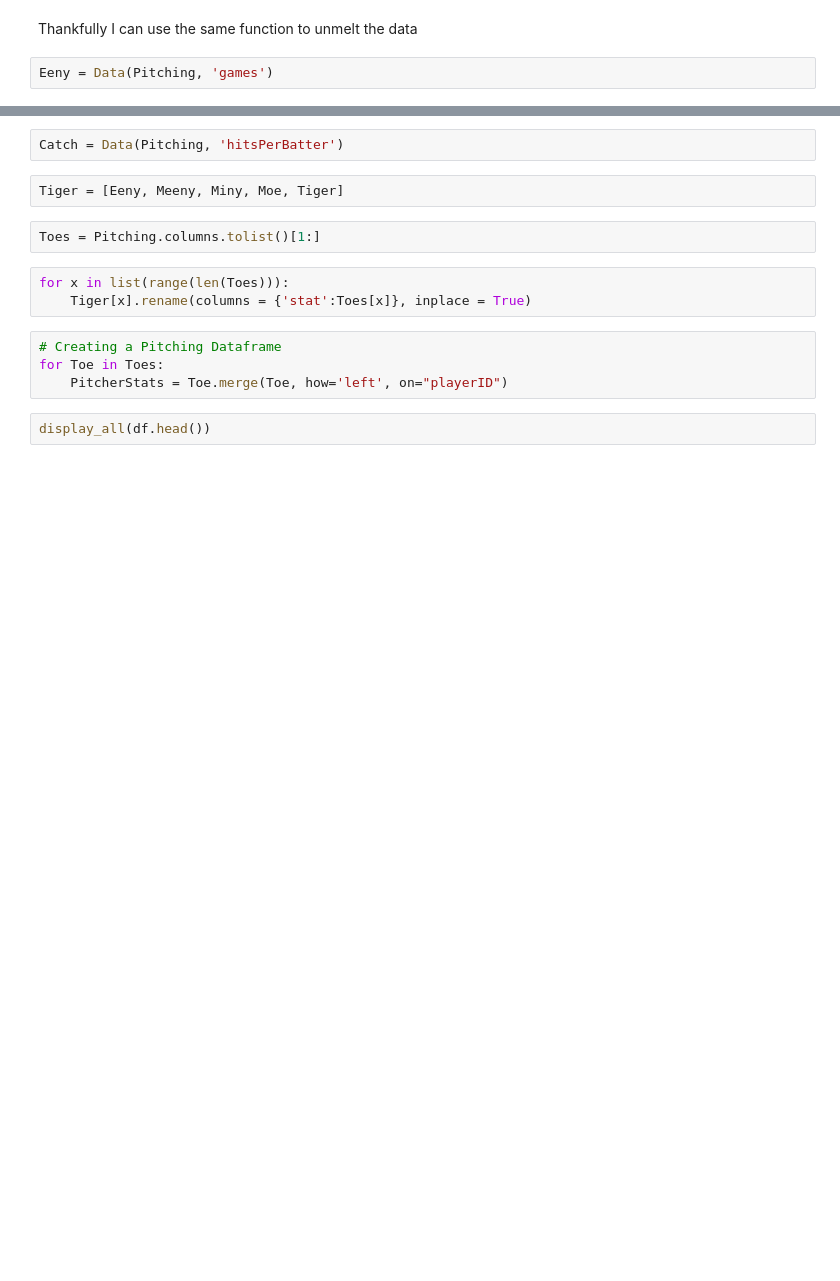
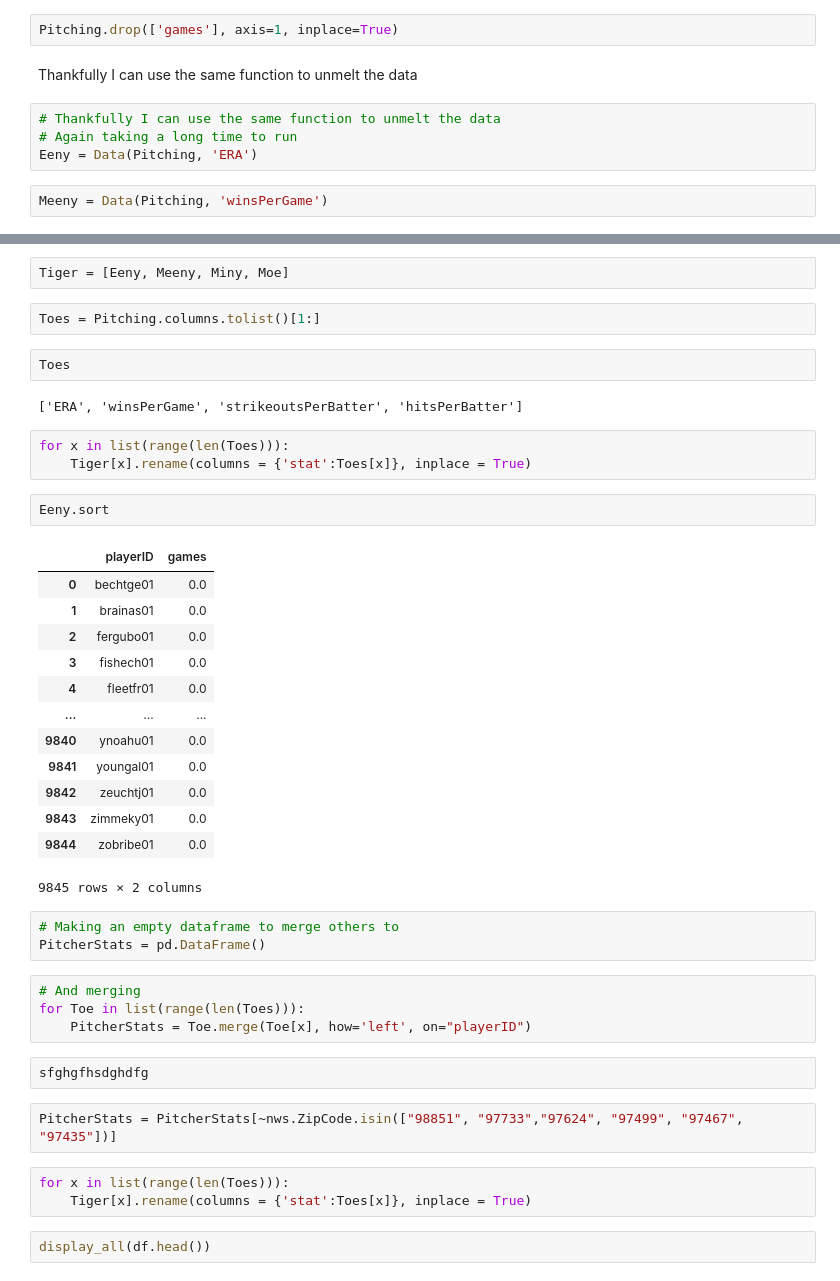
Before and after one commit to aradaha/Baseball-Stats-Project, a Jupyter notebook: Capstone.ipynb, the cells around one changed output, grey strips where cells are left out. Saved outputs shown, nothing was run; the diff lists cells and outputs as text; blank space fills up the shorter version.

```diff
--- a/Capstone.ipynb
+++ b/Capstone.ipynb
@@ -463,5 +511,11 @@ toplot(Pitching2, 'hitsPerBatter', 50, "Pitching Stats",
+# %%
+Pitching.drop(['games'], axis=1, inplace=True)
 # %% [markdown]
 Thankfully I can use the same function to unmelt the data
+# %%
+# Thankfully I can use the same function to unmelt the data
+# Again taking a long time to run
+Eeny = Data(Pitching, 'ERA')
 # %%
-Eeny = Data(Pitching, 'games')
+Meeny = Data(Pitching, 'winsPerGame')
 # %%
@@ -473,16 +525,44 @@ Moe = Data(Pitching, 'strikeoutsPerBatter')
-# %%
-Catch = Data(Pitching, 'hitsPerBatter')
 # %%
-Tiger = [Eeny, Meeny, Miny, Moe, Tiger]
+Tiger = [Eeny, Meeny, Miny, Moe]
 # %%
 Toes = Pitching.columns.tolist()[1:]
+# %%
+Toes
+# %% [output]
+['ERA', 'winsPerGame', 'strikeoutsPerBatter', 'hitsPerBatter']
 # %%
 for x in list(range(len(Toes))):
     Tiger[x].rename(columns = {'stat':Toes[x]}, inplace = True)
+# %%
+Eeny.sort
+# %% [output]
+|  | playerID | games |
+| 0 | bechtge01 | 0.0 |
+| 1 | brainas01 | 0.0 |
+| 2 | fergubo01 | 0.0 |
+| 3 | fishech01 | 0.0 |
+| 4 | fleetfr01 | 0.0 |
+| ... | ... | ... |
+| 9840 | ynoahu01 | 0.0 |
+| 9841 | youngal01 | 0.0 |
+| 9842 | zeuchtj01 | 0.0 |
+| 9843 | zimmeky01 | 0.0 |
+| 9844 | zobribe01 | 0.0 |
+9845 rows × 2 columns
+# %%
+# Making an empty dataframe to merge others to
+PitcherStats = pd.DataFrame()
 # %%
-# Creating a Pitching Dataframe
-for Toe in Toes:
-    PitcherStats = Toe.merge(Toe, how='left', on="playerID")
+# And merging
+for Toe in list(range(len(Toes))):
+    PitcherStats = Toe.merge(Toe[x], how='left', on="playerID")
+# %%
+sfghgfhsdghdfg
+# %%
+PitcherStats = PitcherStats[~nws.ZipCode.isin(["98851", "97733","97624", "97499", "97467", "97435"])]
+# %%
+for x in list(range(len(Toes))):
+    Tiger[x].rename(columns = {'stat':Toes[x]}, inplace = True)
 # %%
 display_all(df.head())
 # %%
```
Also changed, not shown: parts of 13 cells of this notebook.
